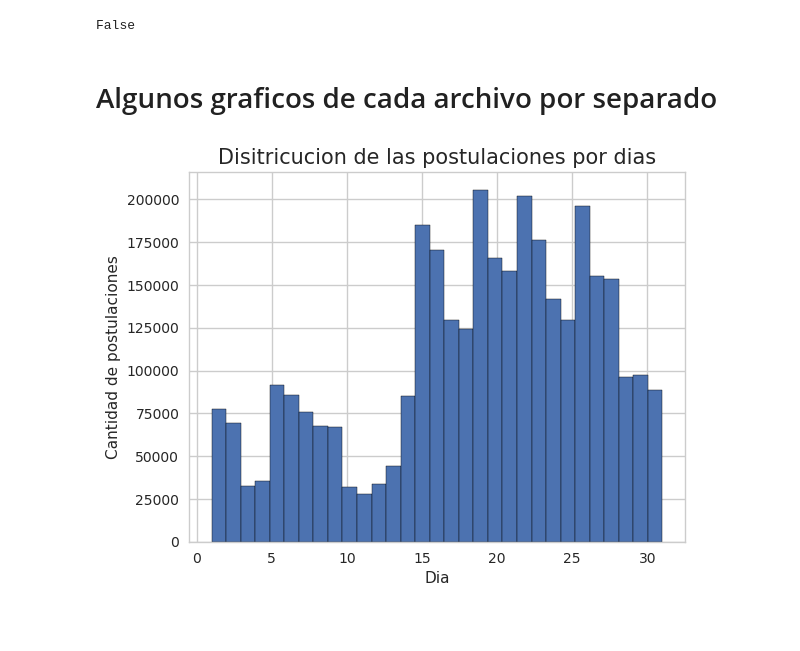
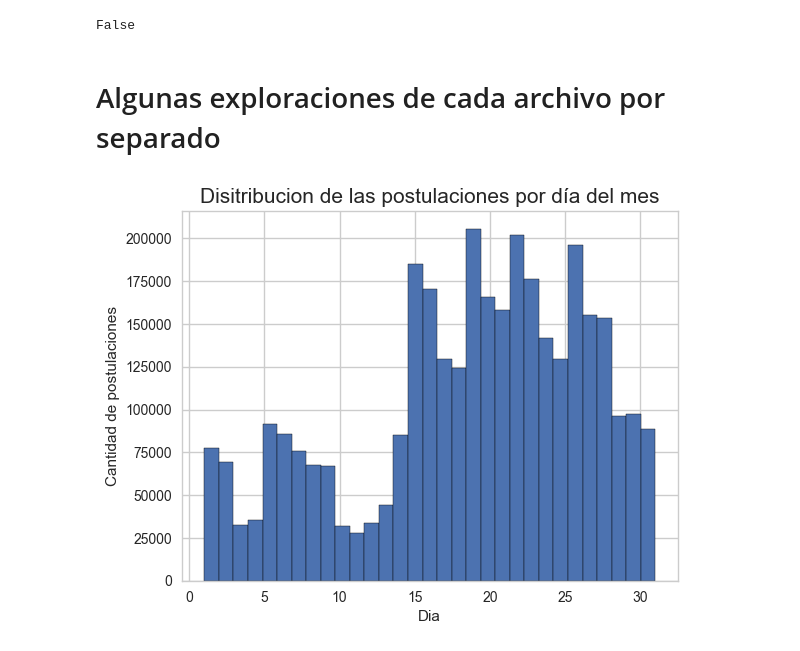
Before and after one commit to juanpcapurro/tp_datos, a Jupyter notebook: Exploracion.ipynb, the cells around one changed output. Drawn from its saved outputs; the diff is of its cells as text; code cells hidden in the pictures; blank space fills up the shorter version.

```diff
--- a/Exploracion.ipynb
+++ b/Exploracion.ipynb
@@ -171,12 +188,12 @@ avisos_online.duplicated().any()
 # %% [output]
 False
 # %% [markdown]
-# Algunos graficos de cada archivo por separado
+# Algunas exploraciones de cada archivo por separado
 # %%
-#Dsitricucion de las postulaciones por dia de la semana
+#Distribución de las postulaciones por dia del mes
 g_day = pd.to_datetime(postulaciones['date']).dt.day.hist(bins=31,edgecolor='black');
-g_day.set_title('Disitricucion de las postulaciones por dias',fontsize=15)
+g_day.set_title('Disitribucion de las postulaciones por día del mes',fontsize=15)
 g_day.set_xlabel('Dia')
 g_day.set_ylabel('Cantidad de postulaciones');
 # %% [output]
-[figure, old version]
+[figure, new version]
```
Also changed, not shown: parts of 64 cells of this notebook, 1 other file.
